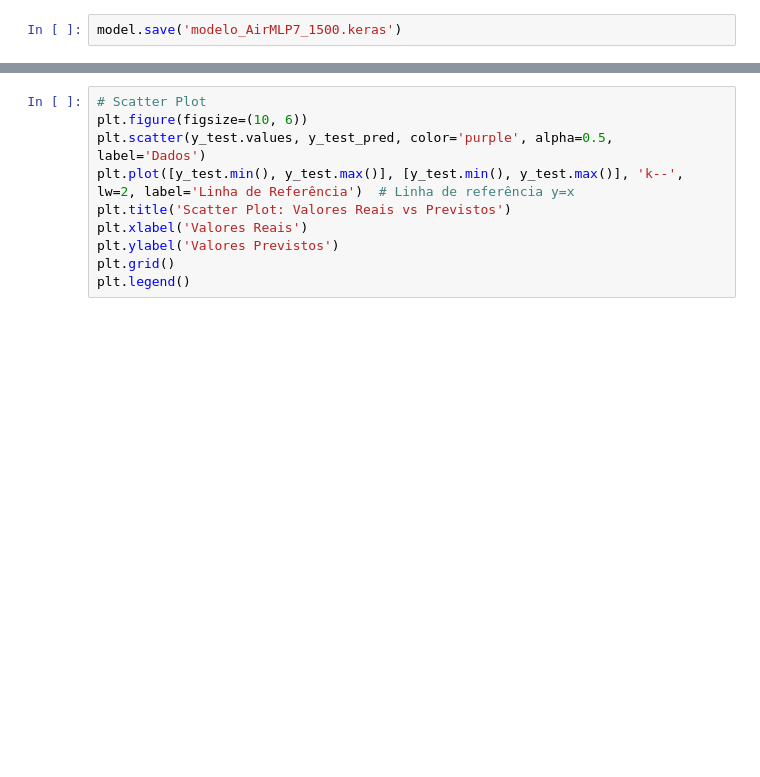
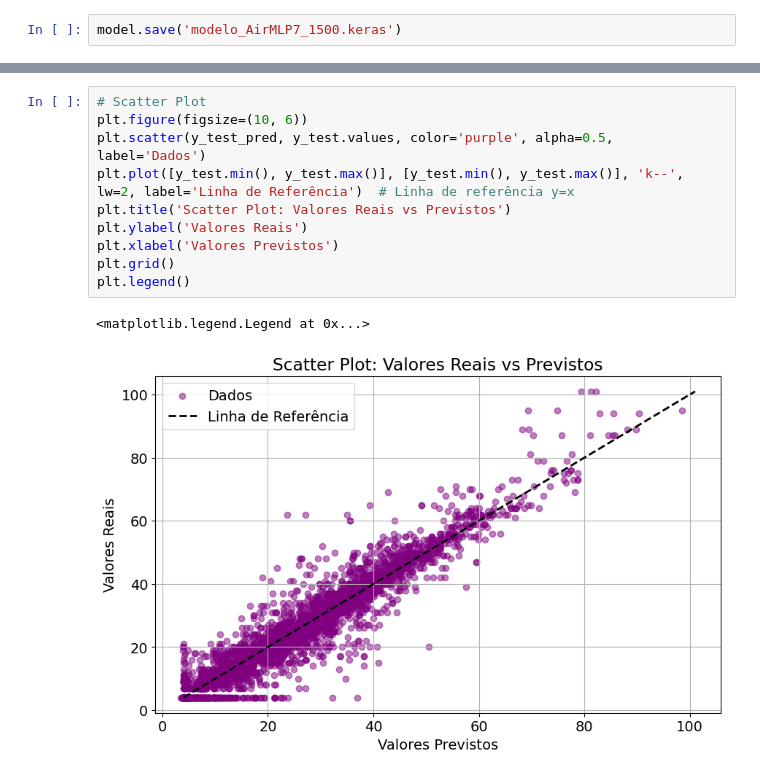
Before and after one commit to matheusloop/Processamento_Adaptativo_de_Sinais_2026.1, a Jupyter notebook: Implementacao/reproduçãoFiel.ipynb, the cells around one changed output, grey strips where cells are left out. Saved outputs shown, nothing was run; the diff lists cells and outputs as text; blank space fills up the shorter version.

```diff
--- a/Implementacao/reproduçãoFiel.ipynb
+++ b/Implementacao/reproduçãoFiel.ipynb
@@ -203,13 +227,16 @@ plt.legend()
 # %%
 # Scatter Plot
 plt.figure(figsize=(10, 6))
-plt.scatter(y_test.values, y_test_pred, color='purple', alpha=0.5, label='Dados')
+plt.scatter(y_test_pred, y_test.values, color='purple', alpha=0.5, label='Dados')
 plt.plot([y_test.min(), y_test.max()], [y_test.min(), y_test.max()], 'k--', lw=2, label='Linha de Referência')  # Linha de referência y=x
 plt.title('Scatter Plot: Valores Reais vs Previstos')
-plt.xlabel('Valores Reais')
-plt.ylabel('Valores Previstos')
+plt.ylabel('Valores Reais')
+plt.xlabel('Valores Previstos')
 plt.grid()
 plt.legend()
+# %% [output]
+<matplotlib.legend.Legend at 0x...>
+[figure, added]
 # %%
 # Metricas de erro e R2
 mae = mean_absolute_error(y_test.values, y_test_pred)
```
Also changed, not shown: parts of 7 cells of this notebook, 7 other files.
